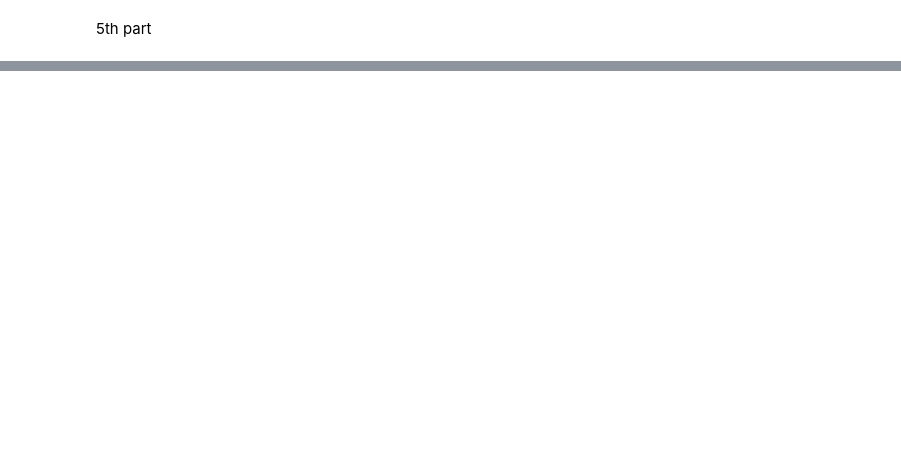
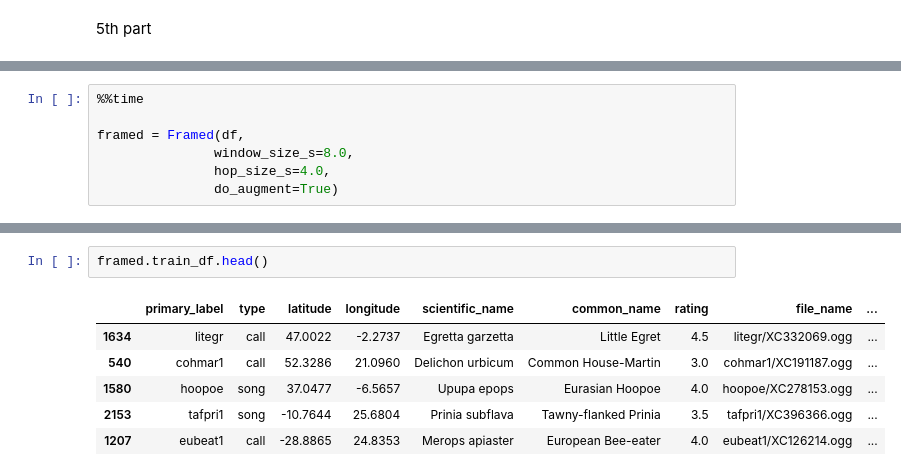
Before and after one commit to SudipTimalsina/django_Ai_model-imp, a Jupyter notebook: colab/birdy.ipynb, the cells around one changed output, grey strips where cells are left out. Drawn from its saved outputs; the diff is of its cells as text; blank space fills up the shorter version.

```diff
--- a/colab/birdy.ipynb
+++ b/colab/birdy.ipynb
@@ -553,0 +825,7 @@ import seaborn as sns
+# %%
+%%time
+
+framed = Framed(df,
+               window_size_s=8.0,
+               hop_size_s=4.0,
+               do_augment=True)
@@ -553,0 +845,9 @@ import seaborn as sns
+# %%
+framed.train_df.head()
+# %% [output]
+|  | primary_label | type | latitude | longitude | scientific_name | common_name | rating | file_name | ... |
+| 1634 | litegr | call | 47.0022 | -2.2737 | Egretta garzetta | Little Egret | 4.5 | litegr/XC332069.ogg | ... |
+| 540 | cohmar1 | call | 52.3286 | 21.0960 | Delichon urbicum | Common House-Martin | 3.0 | cohmar1/XC191187.ogg | ... |
+| 1580 | hoopoe | song | 37.0477 | -6.5657 | Upupa epops | Eurasian Hoopoe | 4.0 | hoopoe/XC278153.ogg | ... |
+| 2153 | tafpri1 | song | -10.7644 | 25.6804 | Prinia subflava | Tawny-flanked Prinia | 3.5 | tafpri1/XC396366.ogg | ... |
+| 1207 | eubeat1 | call | -28.8865 | 24.8353 | Merops apiaster | European Bee-eater | 4.0 | eubeat1/XC126214.ogg | ... |
```
Also changed, not shown: parts of 104 cells of this notebook.
